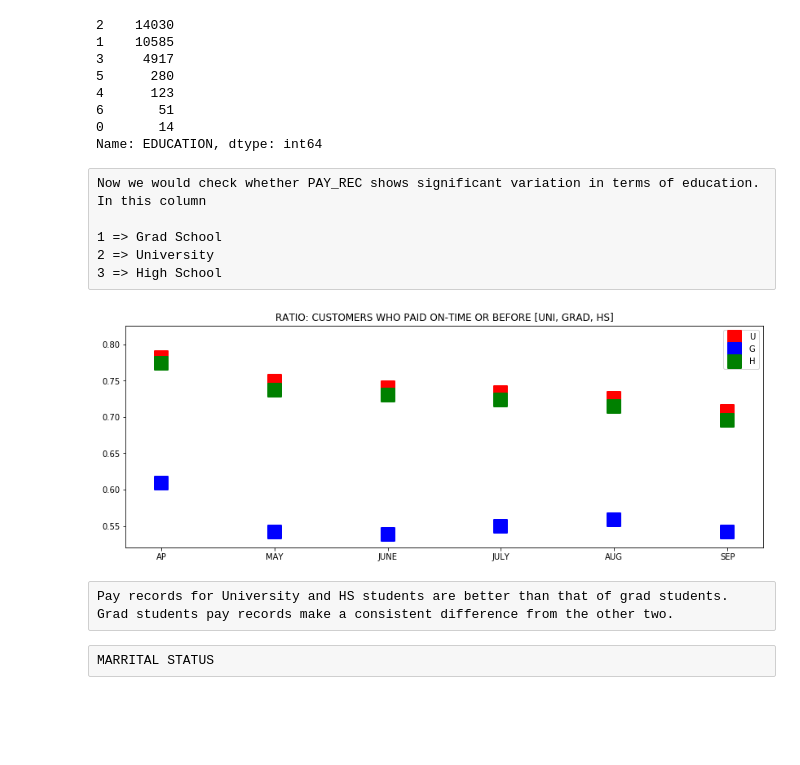
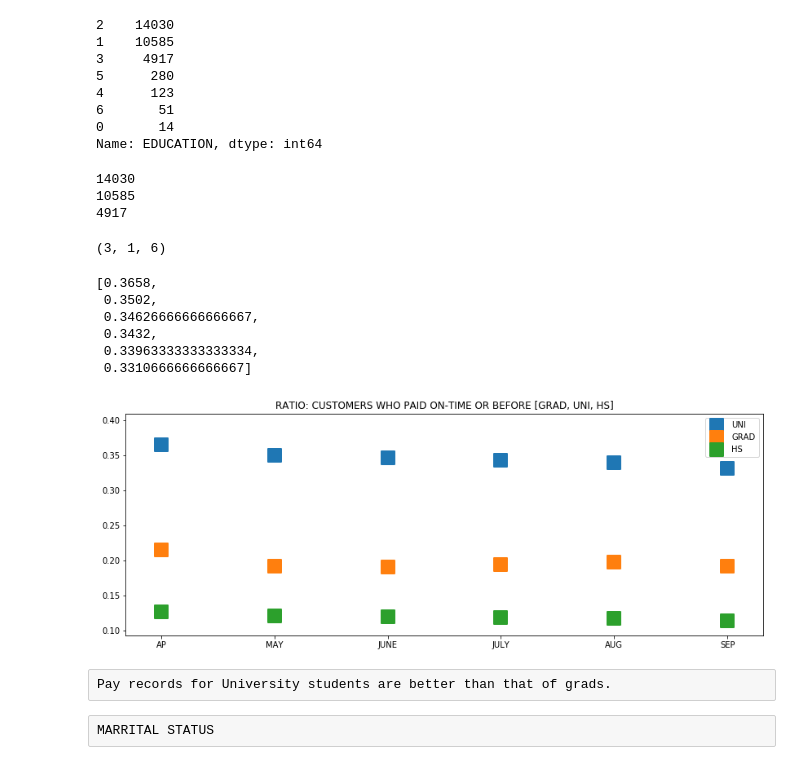
Before and after one commit to dsdata2000/springboard, a Jupyter notebook: default_credit_card_client_v3.ipynb, the cells around one changed output. Saved outputs shown, nothing was run; the diff lists cells and outputs as text; code cells hidden in the pictures; blank space fills up the shorter version.

```diff
--- a/default_credit_card_client_v3.ipynb
+++ b/default_credit_card_client_v3.ipynb
@@ -208,8 +285,9 @@ We would classify customers into two groups
 # %%
-binary_pay_recors_CC = []
-binary_pay_recors_NCC = []
+binary_pay_records_CC = []
+binary_pay_records_NCC = []
 for pay in payments:
-    creditable_customer = df[pay].apply(lambda x:1 if (x<0) else 0).value_counts()[0]/df.PAY_1.value_counts().sum()
-    binary_pay_recors_CC.append(creditable_customer)
-    not_creditable_customer = df[pay].apply(lambda x:1 if (x<0) else 0).value_counts()[0]/df.PAY_1.value_counts().sum()
-    binary_pay_recors_NCC.append(not_creditable_customer)
+    print(df[pay].apply(lambda x:1 if (x<0) else 0).value_counts())
+    creditable_customer = df[pay].apply(lambda x:1 if (x<0) else 0).value_counts()[0]/30000
+    binary_pay_records_CC.append(creditable_customer)
+    not_creditable_customer = df[pay].apply(lambda x:1 if (x<0) else 0).value_counts()[1]/30000
+    binary_pay_records_NCC.append(not_creditable_customer)
@@ -236,35 +345,53 @@ df['EDUCATION'].value_counts()
 6       51
 0       14
 Name: EDUCATION, dtype: int64
-# %% [raw]
-Now we would check whether PAY_REC shows significant variation in terms of education. In this column
-
-1 => Grad School
-2 => University
-3 => High School
 # %%
-binary_pay_recors_edu = []
+binary_pay_records_edu = []
 for e in [2,1,3]:
     df_ = df[(df['EDUCATION']==e)]
+    print(len(df_))
     P_R = []
     for pay in payments:
-        creditable_customer = df_[pay].apply(lambda x:1 if (x<0) else 0).value_counts()[0]/df_.PAY_1.value_counts().sum()
+        creditable_customer = df_[pay].apply(lambda x:1 if (x<0) else 0).value_counts()[0]/30000
         P_R.append(creditable_customer)
-    binary_pay_recors_edu.append([P_R])
+    binary_pay_records_edu.append([P_R])
+# %% [output]
+14030
+10585
+4917
+# %%
+np.shape(binary_pay_records_edu)
+# %% [output]
+(3, 1, 6)
+# %%
+pay_uni = binary_pay_records_edu[0][0] # UNI
+pay_grad = binary_pay_records_edu[1][0] # GRAD
+pay_hs = binary_pay_records_edu[2][0] # HS
+# %%
+pay_uni
+# %% [output]
+[0.3658,
+ 0.3502,
+ 0.34626666666666667,
+ 0.3432,
+ 0.33963333333333334,
+ 0.3310666666666667]
+# %%
+pay_edu = [pay_uni, pay_grad, pay_hs]
 # %%
-colr = ['red', 'blue', 'green']
+lab = ['UNI', 'GRAD', 'HS']
 plt.figure(figsize=(14,5))
 for p in range(0,3):
-    plt.scatter(np.arange(1,7,1),binary_pay_recors_edu[p], s=2**8, c=colr[p], marker='s',linewidths=2 )
+    plt.scatter(np.arange(1,7,1), pay_edu[p], label=lab[p],  s=2**8, marker='s',linewidths=2 )
 
-plt.legend('UGH')
-plt.title('RATIO: CUSTOMERS WHO PAID ON-TIME OR BEFORE [UNI, GRAD, HS]')
+plt.legend()
+plt.title('RATIO: CUSTOMERS WHO PAID ON-TIME OR BEFORE [GRAD, UNI, HS]')
 plt.xticks([1,2,3,4,5,6],('AP', 'MAY', 'JUNE', 'JULY', 'AUG', 'SEP'))
 plt.show()
 # %% [output]
-[figure, old version]
+[figure, new version]
 # %% [raw]
-Pay records for University and HS students are better than that of grad students. Grad students pay records make a consistent difference from the other two.
+Pay records for University students are better than that of grads.
 # %% [raw]
 MARRITAL STATUS
 # %% [raw]
```
Also changed, not shown: parts of 57 cells of this notebook.
